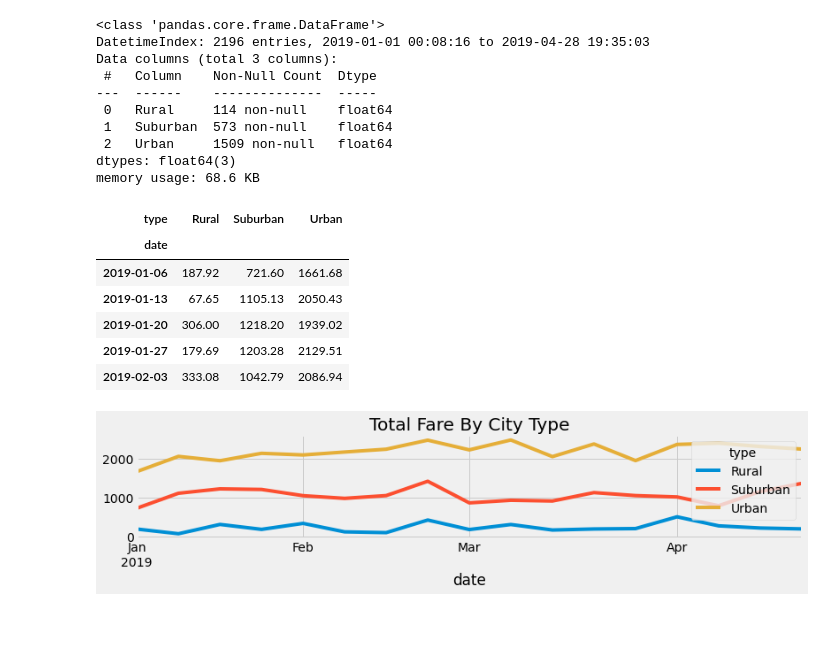
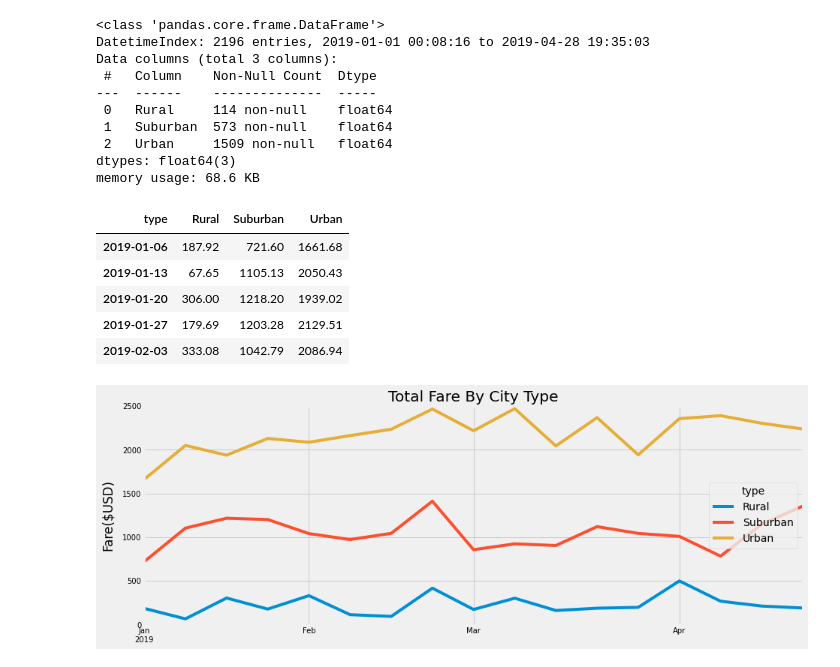
Before and after one commit to Habtamu-ai/PyBer_Analysis, a Jupyter notebook: PyBer_Challenge.ipynb, the cells around one changed output. Saved outputs shown, nothing was run; the diff lists cells and outputs as text; code cells hidden in the pictures; blank space fills up the shorter version.

```diff
--- a/PyBer_Challenge.ipynb
+++ b/PyBer_Challenge.ipynb
@@ -277,10 +274,10 @@ memory usage: 68.6 KB
 # 8. Create a new DataFrame using the "resample()" function by week 'W' and get the sum of the fares for each week.
 #weekly_summary['speed'] = df.speed.resample('W').sum()
 new_pivot_df=new_pivot_df.resample('W').sum()
+new_pivot_df.index.name=None
 new_pivot_df.head()
 # %% [output]
 | type | Rural | Suburban | Urban |
-| date |  |  |  |
 | 2019-01-06 | 187.92 | 721.60 | 1661.68 |
 | 2019-01-13 | 67.65 | 1105.13 | 2050.43 |
 | 2019-01-20 | 306.00 | 1218.20 | 1939.02 |
@@ -289,18 +286,16 @@ new_pivot_df.head()
 # %%
 # Step 16
 # 8. Using the object-oriented interface method, plot the resample DataFrame using the df.plot() function.
-
 # Import the style from Matplotlib.
+import matplotlib.pyplot as plt
 from matplotlib import style
-
 # Use the graph style fivethirtyeight.
 style.use('fivethirtyeight')
-
-new_pivot_df.plot(figsize=(12,2))
+new_pivot_df.plot(figsize=(14,5),fontsize=(10),)
 plt.title("Total Fare By City Type")
+plt.ylabel('Fare($USD)', labelpad = 10)
+plt.ylim(0,2500)
+plt.savefig("analysis/Fig9.png")
 plt.show()
-#new_pivot_df.plot(subplots=True, figsize=(15,6))
-#new_pivot_df.plot(y=["Rural", "Suburban","Urban"], figsize=(15,4))
-#df.plot(x="W", y=["Rural", "Suburban"])
 # %% [output]
-[figure, old version]
+[figure, new version]
```
Also changed, not shown: parts of 2 cells of this notebook, 1 other file.
